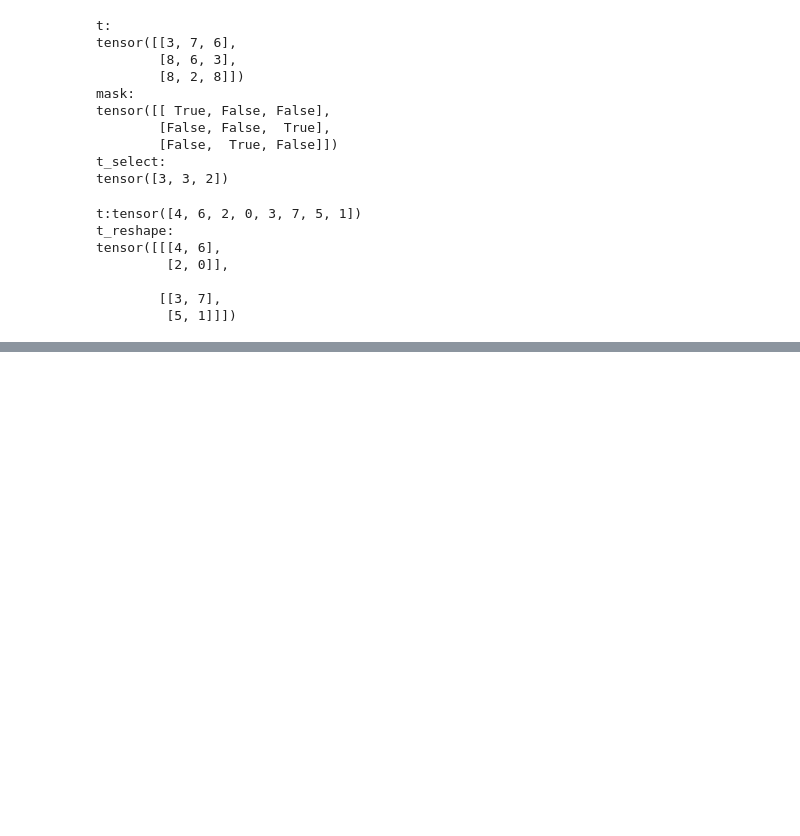
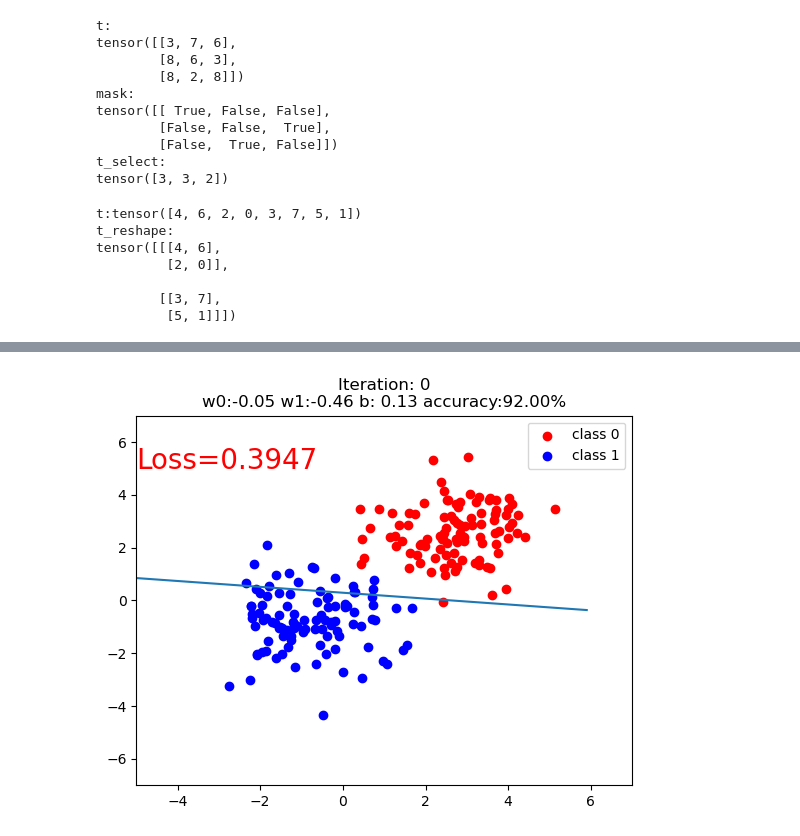
Before and after one commit to lmjshineee/PyTorch_Learn, a Jupyter notebook: src/w1_tensor.ipynb, the cells around one changed output, grey strips where cells are left out. Saved outputs shown, nothing was run; the diff lists cells and outputs as text; code cells hidden in the pictures; blank space fills up the shorter version.

```diff
--- a/src/w1_tensor.ipynb
+++ b/src/w1_tensor.ipynb
@@ -160,0 +336,9 @@ tensor([[[4, 6],
+# %%
+x = torch.tensor([3.], requires_grad=True)
+y = torch.pow(x, 2)     # y = x**2
+# 如果需要求 2 阶导，需要设置 create_graph=True，让一阶导数 grad_1 也拥有计算图
+grad_1 = torch.autograd.grad(y, x, create_graph=True)   # grad_1 = dy/dx = 2x = 2 * 3 = 6
+print(grad_1)
+# 这里求 2 阶导
+grad_2 = torch.autograd.grad(grad_1[0], x)              # grad_2 = d(dy/dx)/dx = d(2x)/dx = 2
+print(grad_2)
@@ -160,0 +362,87 @@ tensor([[[4, 6],
+# %%
+import torch
+import torch.nn as nn
+import matplotlib.pyplot as plt
+import numpy as np
+torch.manual_seed(10)
+
+# ============================ step 1/5 生成数据 ============================
+sample_nums = 100
+mean_value = 1.7
+bias = 1
+n_data = torch.ones(sample_nums, 2)
+# 使用正态分布随机生成样本，均值为张量，方差为标量
+x0 = torch.normal(mean_value * n_data, 1) + bias      # 类别0 数据 shape=(100, 2)
+# 生成对应标签
+y0 = torch.zeros(sample_nums)                         # 类别0 标签 shape=(100, 1)
+# 使用正态分布随机生成样本，均值为张量，方差为标量
+x1 = torch.normal(-mean_value * n_data, 1) + bias     # 类别1 数据 shape=(100, 2)
+# 生成对应标签
+y1 = torch.ones(sample_nums)                          # 类别1 标签 shape=(100, 1)
+train_x = torch.cat((x0, x1), 0)
+train_y = torch.cat((y0, y1), 0)
+
+# ============================ step 2/5 选择模型 ============================
+class LR(nn.Module):
+    def __init__(self):
+        super(LR, self).__init__()
+        self.features = nn.Linear(2, 1)
+        self.sigmoid = nn.Sigmoid()
+
+    def forward(self, x):
+        x = self.features(x)
+        x = self.sigmoid(x)
+        return x
+
+lr_net = LR()   # 实例化逻辑回归模型
+
+# ============================ step 3/5 选择损失函数 ============================
+loss_fn = nn.BCELoss()
+
+# ============================ step 4/5 选择优化器   ============================
+lr = 0.01  # 学习率
+optimizer = torch.optim.SGD(lr_net.parameters(), lr=lr, momentum=0.9)
+
+# ============================ step 5/5 模型训练 ============================
+for iteration in range(1000):
+
+    # 前向传播
+    y_pred = lr_net(train_x)
+    # 计算 loss
+    loss = loss_fn(y_pred.squeeze(), train_y)
+    # 反向传播
+    loss.backward()
+    # 更新参数
+    optimizer.step()
+    # 清空梯度
+    optimizer.zero_grad()
+    # 绘图
+    if iteration % 20 == 0:
+        mask = y_pred.ge(0.5).float().squeeze()  # 以0.5为阈值进行分类
+        correct = (mask == train_y).sum()  # 计算正确预测的样本个数
+        acc = correct.item() / train_y.size(0)  # 计算分类准确率
+
+        plt.scatter(x0.data.numpy()[:, 0], x0.data.numpy()[:, 1], c='r', label='class 0')
+        plt.scatter(x1.data.numpy()[:, 0], x1.data.numpy()[:, 1], c='b', label='class 1')
+
+        w0, w1 = lr_net.features.weight[0]
+        w0, w1 = float(w0.item()), float(w1.item())
+        plot_b = float(lr_net.features.bias[0].item())
+        plot_x = np.arange(-6, 6, 0.1)
+        plot_y = (-w0 * plot_x - plot_b) / w1
+
+        plt.xlim(-5, 7)
+        plt.ylim(-7, 7)
+        plt.plot(plot_x, plot_y)
+
+        plt.text(-5, 5, 'Loss=%.4f' % loss.data.numpy(), fontdict={'size': 20, 'color': 'red'})
+        plt.title("Iteration: {}\nw0:{:.2f} w1:{:.2f} b: {:.2f} accuracy:{:.2%}".format(iteration, w0, w1, plot_b, acc))
+        plt.legend()
+        # plt.savefig(str(iteration / 20)+".png")
+        plt.show()
+        plt.pause(0.5)
+        # 如果准确率大于 99%，则停止训练
+        if acc > 0.99:
+            break
+# %% [output]
+[figure, added]
```
Also changed, not shown: parts of 13 cells of this notebook, 2 other files.
